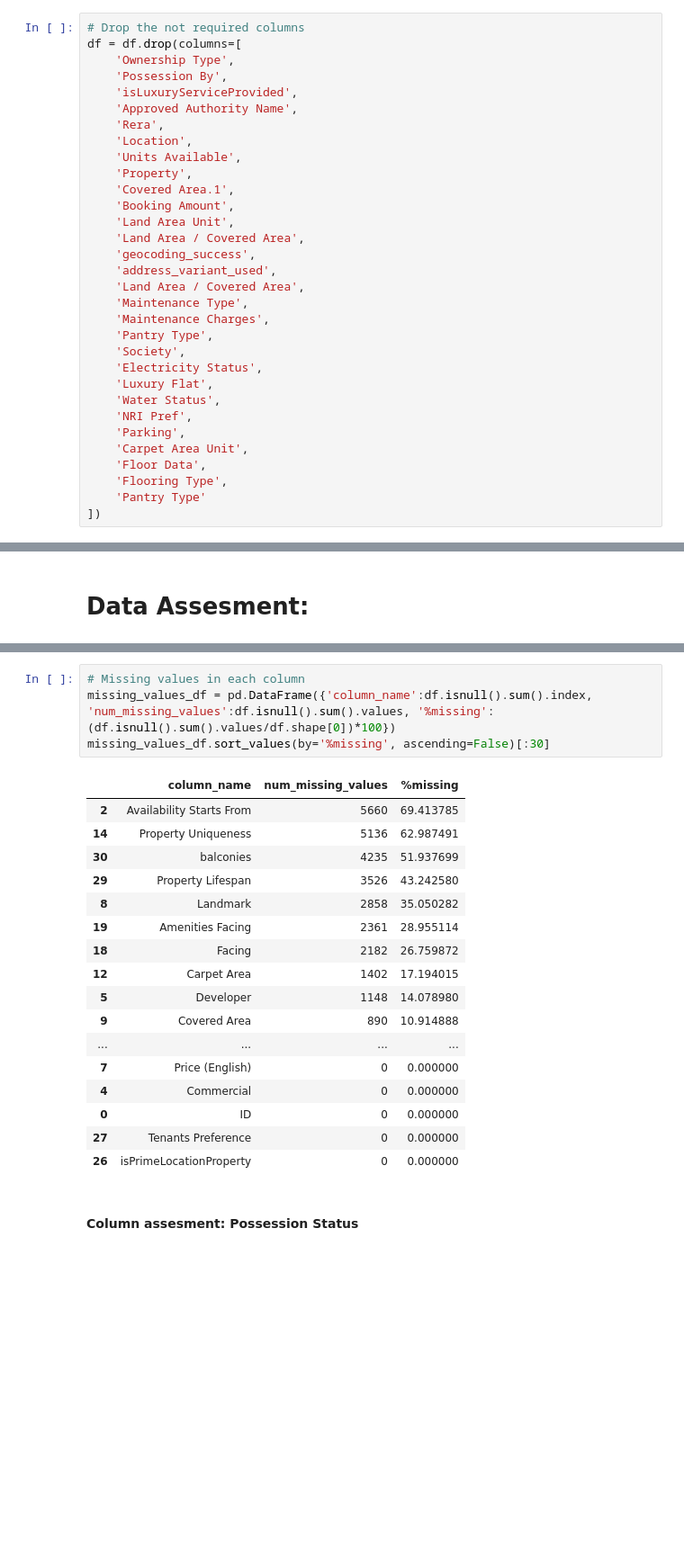
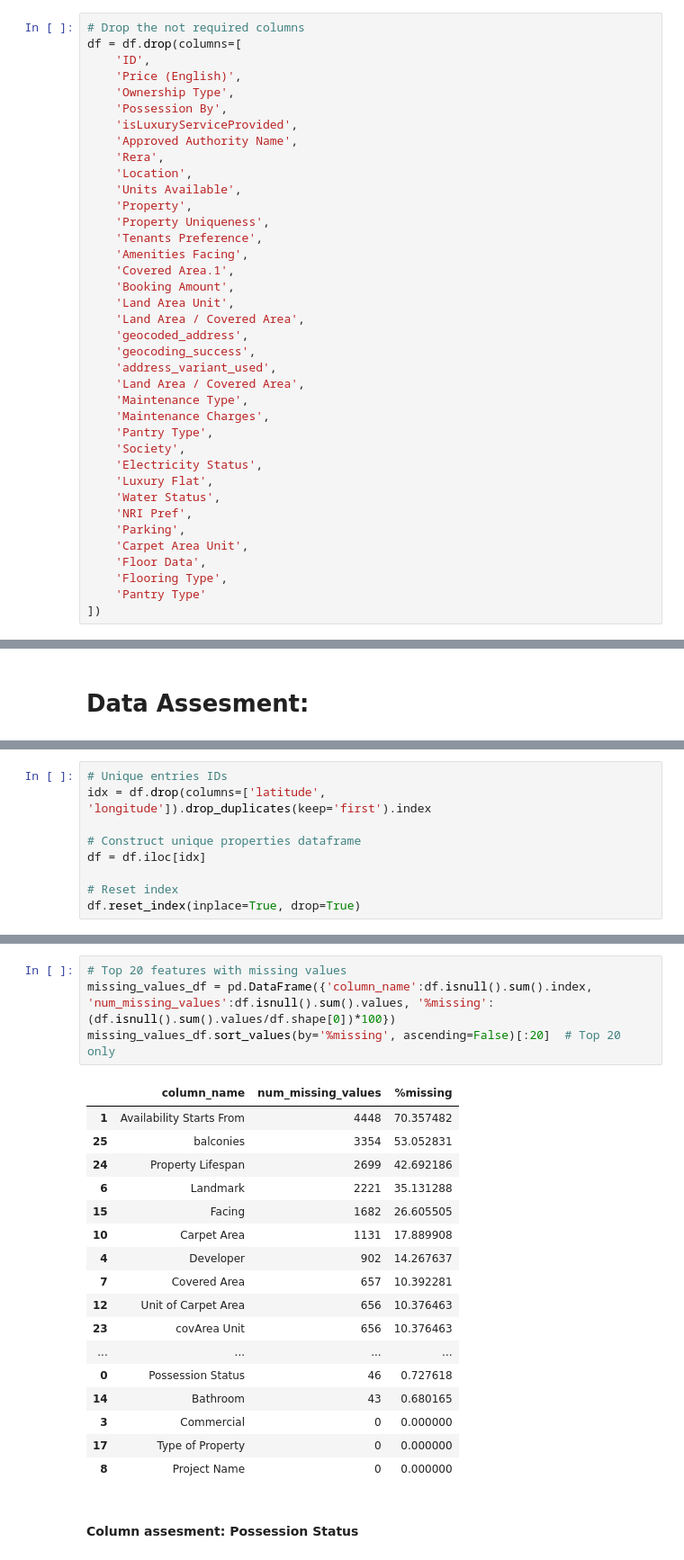
Before and after one commit to shubh-ds/project, a Jupyter notebook: Backend/2- Data_Assesment_and_Cleaning.ipynb, the cells around one changed output, grey strips where cells are left out. Shown: that part at 90% size. Saved outputs shown, nothing was run; the diff lists cells and outputs as text; blank space fills up the shorter version.

```diff
--- a/Backend/2- Data_Assesment_and_Cleaning.ipynb
+++ b/Backend/2- Data_Assesment_and_Cleaning.ipynb
@@ -60,6 +60,8 @@ df.columns = df.columns.str.strip()
 # %%
 # Drop the not required columns
 df = df.drop(columns=[
+    'ID',
+    'Price (English)',
     'Ownership Type',
     'Possession By',
     'isLuxuryServiceProvided',
@@ -68,10 +70,14 @@ df = df.drop(columns=[
     'Location',
     'Units Available',
     'Property',
+    'Property Uniqueness',
+    'Tenants Preference',
+    'Amenities Facing',
     'Covered Area.1',
     'Booking Amount',
     'Land Area Unit',
     'Land Area / Covered Area',
+    'geocoded_address',
     'geocoding_success',
     'address_variant_used',
     'Land Area / Covered Area',
@@ -111,3 +117,12 @@ np.int64(0)
+# %%
+# Unique entries IDs
+idx = df.drop(columns=['latitude', 'longitude']).drop_duplicates(keep='first').index
+
+# Construct unique properties dataframe
+df = df.iloc[idx]
+
+# Reset index
+df.reset_index(inplace=True, drop=True)
 # %%
 # Basic dataset info
 pd.set_option('display.max_info_columns', 200)
@@ -133,25 +148,25 @@ memory usage: 7.7+ MB
 # %%
-# Missing values in each column
+# Top 20 features with missing values
 missing_values_df = pd.DataFrame({'column_name':df.isnull().sum().index, 'num_missing_values':df.isnull().sum().values, '%missing':(df.isnull().sum().values/df.shape[0])*100})
-missing_values_df.sort_values(by='%missing', ascending=False)[:30]
+missing_values_df.sort_values(by='%missing', ascending=False)[:20]  # Top 20 only
 # %% [output]
 |  | column_name | num_missing_values | %missing |
-| 2 | Availability Starts From | 5660 | 69.413785 |
-| 14 | Property Uniqueness | 5136 | 62.987491 |
-| 30 | balconies | 4235 | 51.937699 |
-| 29 | Property Lifespan | 3526 | 43.242580 |
-| 8 | Landmark | 2858 | 35.050282 |
-| 19 | Amenities Facing | 2361 | 28.955114 |
-| 18 | Facing | 2182 | 26.759872 |
-| 12 | Carpet Area | 1402 | 17.194015 |
-| 5 | Developer | 1148 | 14.078980 |
-| 9 | Covered Area | 890 | 10.914888 |
+| 1 | Availability Starts From | 4448 | 70.357482 |
+| 25 | balconies | 3354 | 53.052831 |
+| 24 | Property Lifespan | 2699 | 42.692186 |
+| 6 | Landmark | 2221 | 35.131288 |
+| 15 | Facing | 1682 | 26.605505 |
+| 10 | Carpet Area | 1131 | 17.889908 |
+| 4 | Developer | 902 | 14.267637 |
+| 7 | Covered Area | 657 | 10.392281 |
+| 12 | Unit of Carpet Area | 656 | 10.376463 |
+| 23 | covArea Unit | 656 | 10.376463 |
 | ... | ... | ... | ... |
-| 7 | Price (English) | 0 | 0.000000 |
-| 4 | Commercial | 0 | 0.000000 |
-| 0 | ID | 0 | 0.000000 |
-| 27 | Tenants Preference | 0 | 0.000000 |
-| 26 | isPrimeLocationProperty | 0 | 0.000000 |
+| 0 | Possession Status | 46 | 0.727618 |
+| 14 | Bathroom | 43 | 0.680165 |
+| 3 | Commercial | 0 | 0.000000 |
+| 17 | Type of Property | 0 | 0.000000 |
+| 8 | Project Name | 0 | 0.000000 |
 # %% [markdown]
 #### Column assesment: Possession Status
 # %%
```
Also changed, not shown: parts of 76 cells of this notebook.
